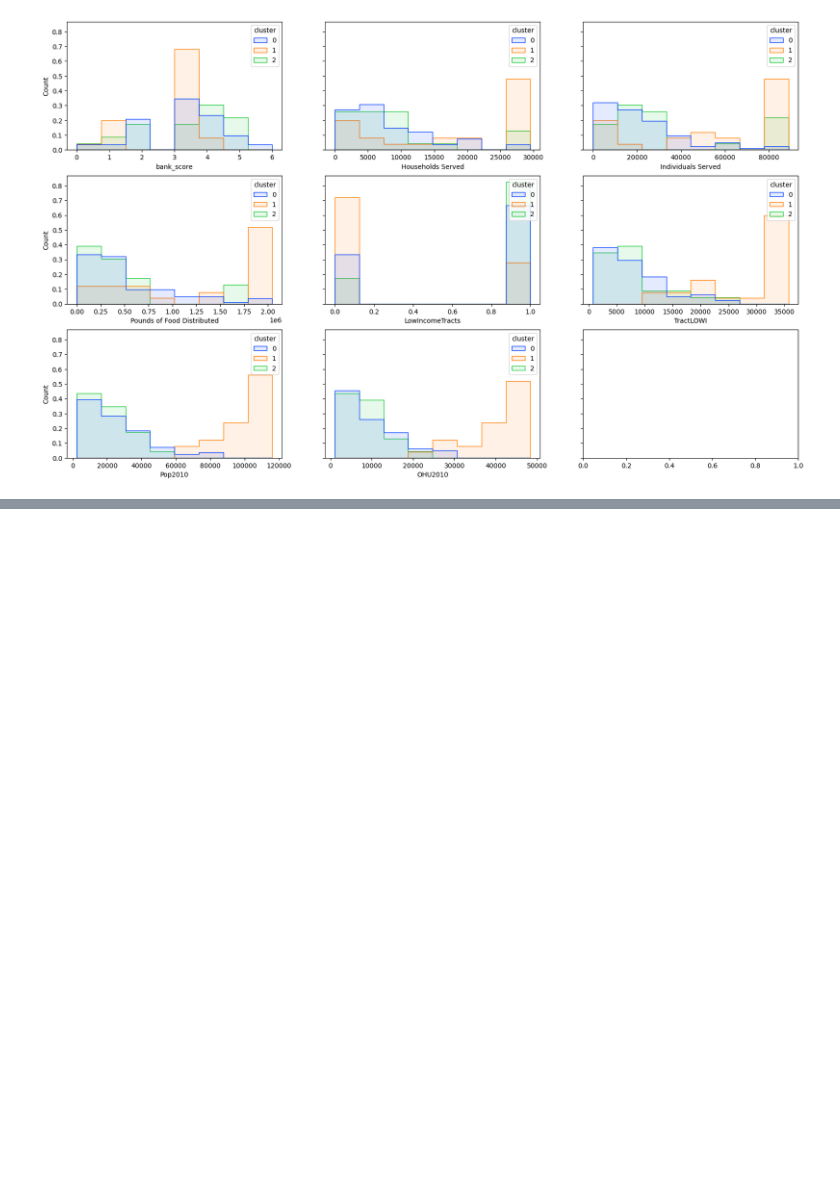
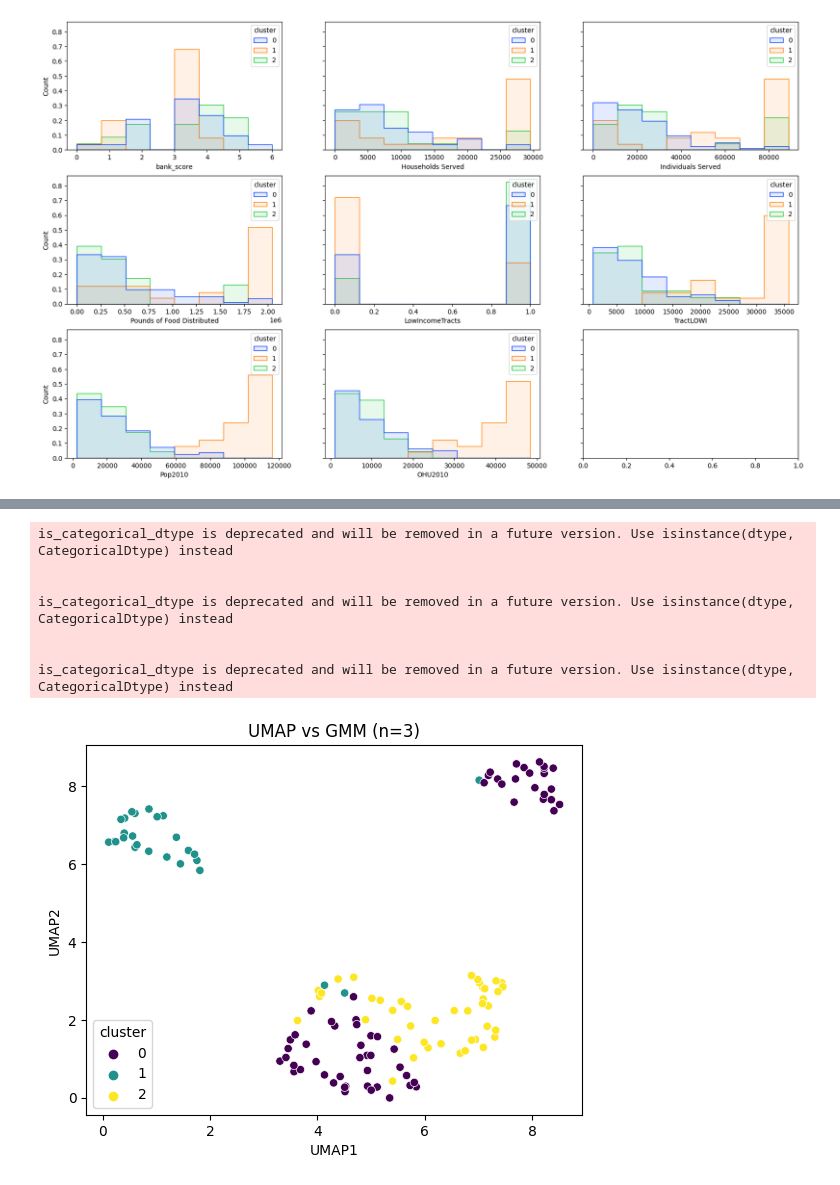
Before and after one commit to ericwhamilton1/gradient-descent-into-madness, a Jupyter notebook: umap_data_viz.ipynb, the cells around one changed output, grey strips where cells are left out. Cells and saved outputs as stored; diff of their text form; code cells hidden in the pictures; blank space fills up the shorter version.

```diff
--- a/umap_data_viz.ipynb
+++ b/umap_data_viz.ipynb
@@ -174,0 +192,14 @@ use_inf_as_na option is deprecated and will be removed in a future version. Conv
+# %%
+# Gaussian Mixture
+from sklearn.mixture import GaussianMixture
+GM = GaussianMixture(n_components=3).fit(scaled_data)
+compare_clusters(GM.predict(scaled_data), 'UMAP vs GMM (n=3)')
+# %% [output]
+is_categorical_dtype is deprecated and will be removed in a future version. Use isinstance(dtype, CategoricalDtype) instead
+
+
+is_categorical_dtype is deprecated and will be removed in a future version. Use isinstance(dtype, CategoricalDtype) instead
+
+
+is_categorical_dtype is deprecated and will be removed in a future version. Use isinstance(dtype, CategoricalDtype) instead
+[figure, added]
```
Also changed, not shown: parts of 6 cells of this notebook, 1 other file.
